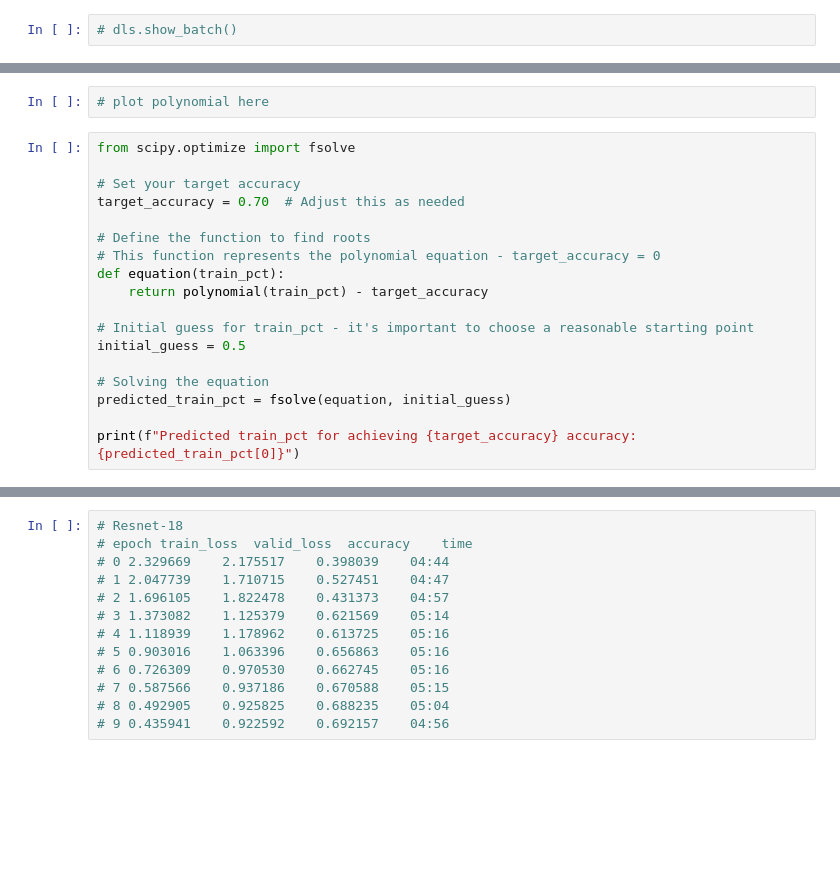
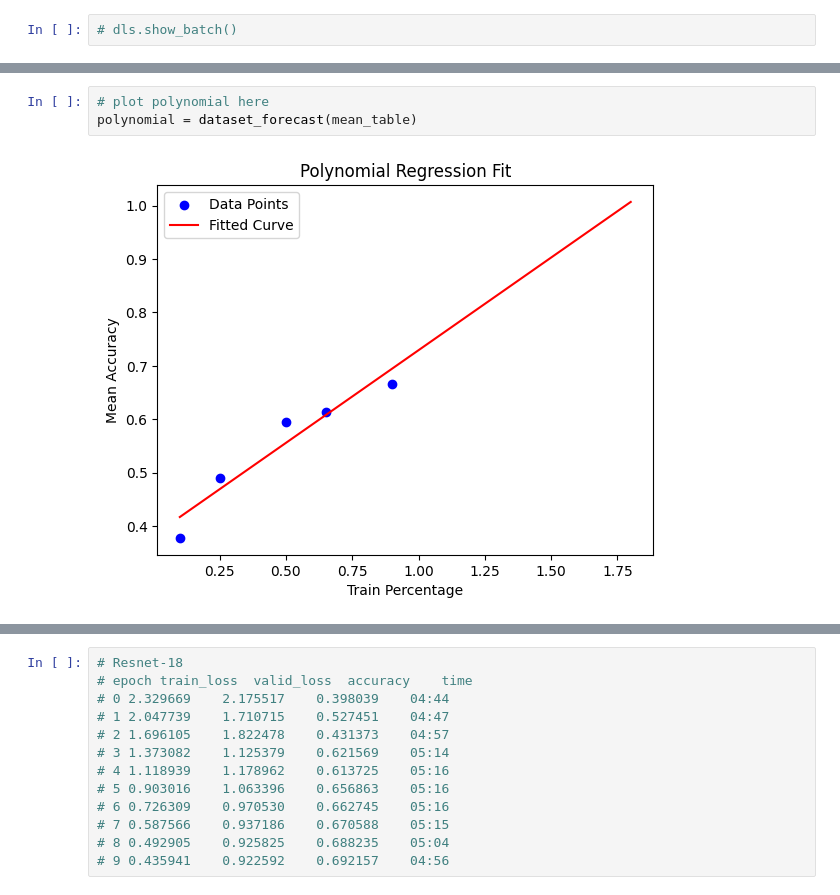
Before and after one commit to Dalton-Gray/plant-inspector, a Jupyter notebook: prototype.ipynb, the cells around one changed output, grey strips where cells are left out. Saved outputs shown, nothing was run; the diff lists cells and outputs as text; blank space fills up the shorter version.

```diff
--- a/prototype.ipynb
+++ b/prototype.ipynb
@@ -162,20 +260,5 @@ Creating DL: 0.9
 # %%
 # plot polynomial here
+polynomial = dataset_forecast(mean_table)
+# %% [output]
+[figure, added]
-# %%
-from scipy.optimize import fsolve
-
-# Set your target accuracy
-target_accuracy = 0.70  # Adjust this as needed
-
-# Define the function to find roots
-# This function represents the polynomial equation - target_accuracy = 0
-def equation(train_pct):
-    return polynomial(train_pct) - target_accuracy
-
-# Initial guess for train_pct - it's important to choose a reasonable starting point
-initial_guess = 0.5
-
-# Solving the equation
-predicted_train_pct = fsolve(equation, initial_guess)
-
-print(f"Predicted train_pct for achieving {target_accuracy} accuracy: {predicted_train_pct[0]}")
```
Also changed, not shown: parts of 11 cells of this notebook, 4 other files.
